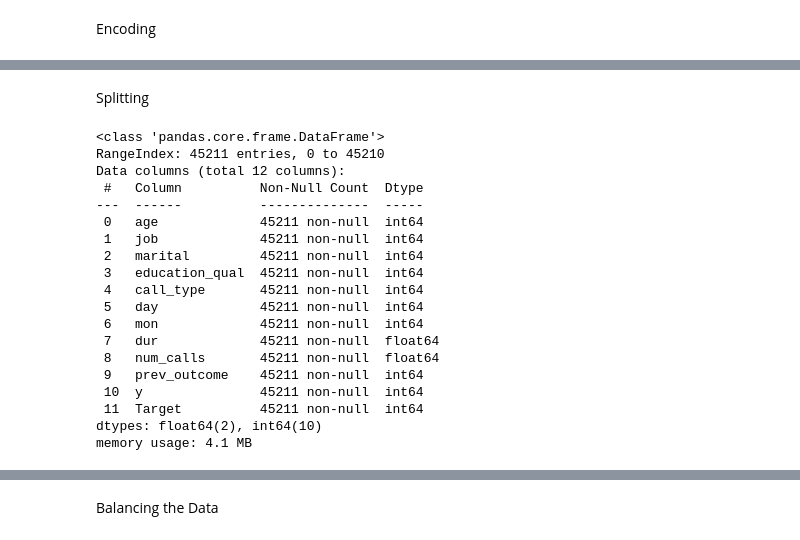
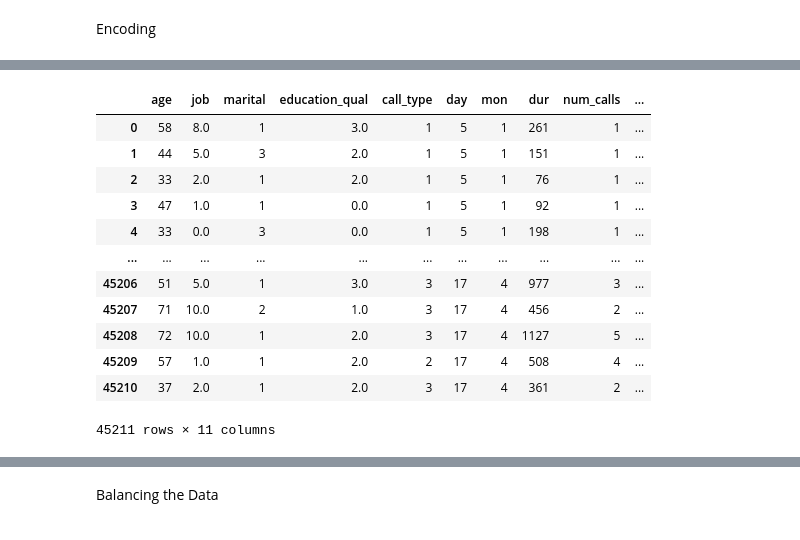
Before and after one commit to Vigneshkumarcvk/Final-Project-GUVI, a Jupyter notebook: Project_1_Conversion_Prediction.ipynb, the cells around one changed output, grey strips where cells are left out. Cells and saved outputs as stored; diff of their text form; code cells hidden in the pictures.

```diff
--- a/Project_1_Conversion_Prediction.ipynb
+++ b/Project_1_Conversion_Prediction.ipynb
@@ -422,2 +335,0 @@ df1
-# %%
-df['call_type'] = df['call_type'].map({df1['call_type'][0]: 0, df1['call_type'][1]: 1, df1['call_type'][2]: 2})
@@ -441,2 +335,0 @@ df1
-# %%
-df['prev_outcome'] = df['prev_outcome'].map({df1['prev_outcome'][0]: 0, df1['prev_outcome'][1]: 1, df1['prev_outcome'][2]: 2, df1['prev_outcome'][3]: 3})
@@ -468,2 +335,0 @@ df1
-# %%
-df['mon'] = df['mon'].map({df1['mon'][0]: 0, df1['mon'][1]: 1, df1['mon'][2]: 2, df1['mon'][3]: 3, df1['mon'][4]: 4, df1['mon'][5]: 5, df1['mon'][6]: 6, df1['mon'][7]: 7, df1['mon'][8]: 8, df1['mon'][9]: 9, df1['mon'][10]: 10, df1['mon'][11]:11})
@@ -496,27 +336,38 @@ df.head()
-# %% [markdown]
-Splitting
-# %%
-df.info()
-# %% [output]
-<class 'pandas.core.frame.DataFrame'>
-RangeIndex: 45211 entries, 0 to 45210
-Data columns (total 12 columns):
- #   Column          Non-Null Count  Dtype
----  ------          --------------  -----
- 0   age             45211 non-null  int64
- 1   job             45211 non-null  int64
- 2   marital         45211 non-null  int64
- 3   education_qual  45211 non-null  int64
- 4   call_type       45211 non-null  int64
- 5   day             45211 non-null  int64
- 6   mon             45211 non-null  int64
- 7   dur             45211 non-null  float64
- 8   num_calls       45211 non-null  float64
- 9   prev_outcome    45211 non-null  int64
- 10  y               45211 non-null  int64
- 11  Target          45211 non-null  int64
-dtypes: float64(2), int64(10)
-memory usage: 4.1 MB
+# %%
+## Encode labels in column 'job'
+df['job'] = df['job'].map({'blue-collar':1, 'entrepreneur':2, 'housemaid':3, 'services':4, 'technician':5, 'self-employed':6, 'admin':7, 'management':8, 'unemployed':9, 'retired':10, 'student':11})
+## Encode labels in column 'marital'
+df['marital'] = df['marital'].map({'married':1,'divorced':2, 'single':3,})
+## Encode labels in column 'education_qual'
+df['education_qual'] = df['education_qual'].map({'primary': 1, 'secondary':2, 'tertiary':3})
+## Encode labels in column 'call_type'
+df['call_type'] =df['call_type'].map({'unknown':1, 'telephone':2, 'cellular':3})
+## Encode labels in column 'mon'
+df['mon'] = df['mon'].map({'may':1, 'jul':2, 'jan':3, 'nov':4, 'jun':5, 'aug':6, 'feb':7, 'apr':8, 'oct':9, 'sep':10, 'dec':11, 'mar':12})
+## Encode labels in column 'prev_outcome'
+df['prev_outcome'] = df['prev_outcome'].map({'unknown':1, 'failure':2, 'other':3, 'success':4})
+## Encode labels in column 'y'
+df['y'] = df['y'].map({'no':0, 'yes':1})
+## Delete the 'target' column
+del df['Target']
+## Fill the all missing value in the dataset with value '0'
+df.fillna(0, inplace=True)
+## To display the dataset
+df
+# %% [output]
+|  | age | job | marital | education_qual | call_type | day | mon | dur | num_calls | ... |
+| 0 | 58 | 8.0 | 1 | 3.0 | 1 | 5 | 1 | 261 | 1 | ... |
+| 1 | 44 | 5.0 | 3 | 2.0 | 1 | 5 | 1 | 151 | 1 | ... |
+| 2 | 33 | 2.0 | 1 | 2.0 | 1 | 5 | 1 | 76 | 1 | ... |
+| 3 | 47 | 1.0 | 1 | 0.0 | 1 | 5 | 1 | 92 | 1 | ... |
+| 4 | 33 | 0.0 | 3 | 0.0 | 1 | 5 | 1 | 198 | 1 | ... |
+| ... | ... | ... | ... | ... | ... | ... | ... | ... | ... | ... |
+| 45206 | 51 | 5.0 | 1 | 3.0 | 3 | 17 | 4 | 977 | 3 | ... |
+| 45207 | 71 | 10.0 | 2 | 1.0 | 3 | 17 | 4 | 456 | 2 | ... |
+| 45208 | 72 | 10.0 | 1 | 2.0 | 3 | 17 | 4 | 1127 | 5 | ... |
+| 45209 | 57 | 1.0 | 1 | 2.0 | 2 | 17 | 4 | 508 | 4 | ... |
+| 45210 | 37 | 2.0 | 1 | 2.0 | 3 | 17 | 4 | 361 | 2 | ... |
+45211 rows × 11 columns
 # %%
 df.shape
 # %% [output]
```
Also changed, not shown: parts of 65 cells of this notebook.
